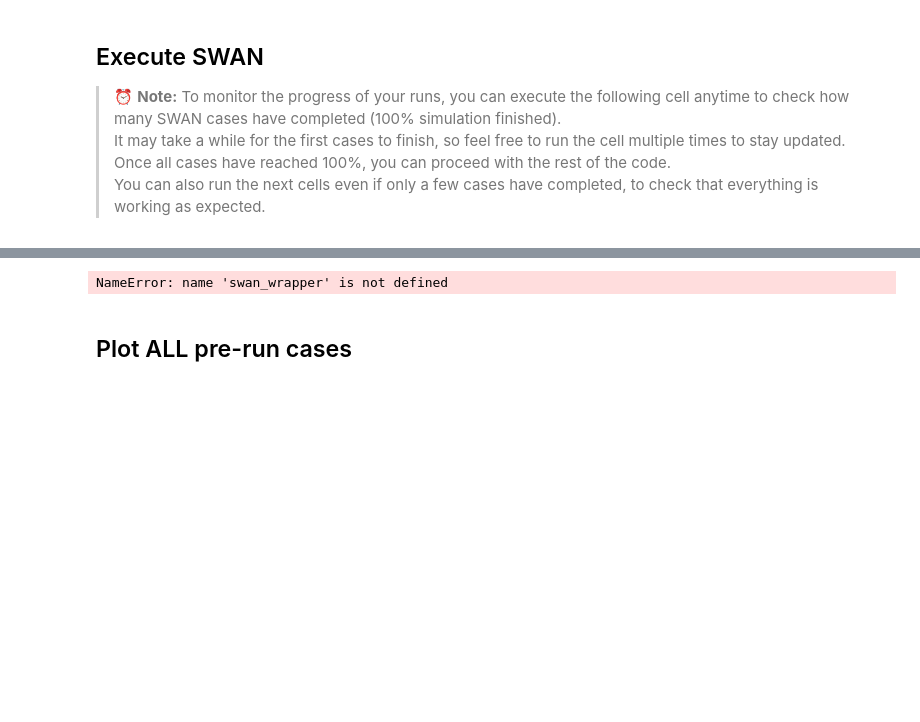
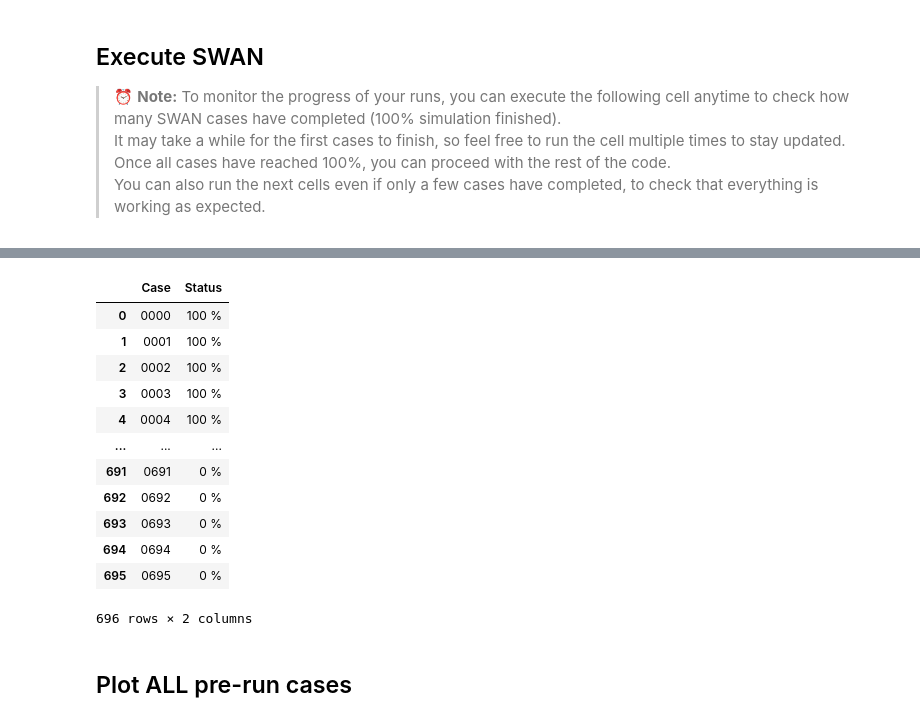
Before and after one commit to JenMontano/BlueMath, a Jupyter notebook: climate_services/hindcast/NorthCarolina/01_Propagation.ipynb, the cells around one changed output, grey strips where cells are left out. Drawn from its saved outputs; the diff is of its cells as text; code cells hidden in the pictures; blank space fills up the shorter version.

```diff
--- a/climate_services/hindcast/NorthCarolina/01_Propagation.ipynb
+++ b/climate_services/hindcast/NorthCarolina/01_Propagation.ipynb
@@ -407,8 +404,20 @@ Submitted batch job 663608
 # %%
-# swan_wrapper.load_cases()
+swan_wrapper.load_cases()
 swan_wrapper.monitor_cases()
 # %% [output]
+|  | Case | Status |
+| 0 | 0000 | 100 % |
+| 1 | 0001 | 100 % |
+| 2 | 0002 | 100 % |
+| 3 | 0003 | 100 % |
+| 4 | 0004 | 100 % |
+| ... | ... | ... |
+| 691 | 0691 | 0 % |
+| 692 | 0692 | 0 % |
+| 693 | 0693 | 0 % |
+| 694 | 0694 | 0 % |
+| 695 | 0695 | 0 % |
-NameError: name 'swan_wrapper' is not defined
+696 rows × 2 columns
 # %%
 # Post-process the output files
 import os
```
Also changed, not shown: parts of 3 cells of this notebook, 2 other files.
